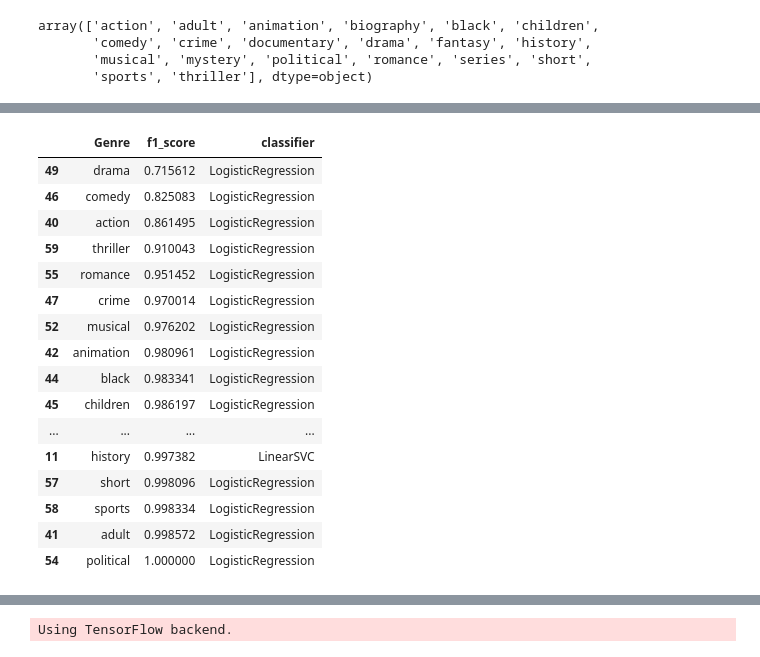
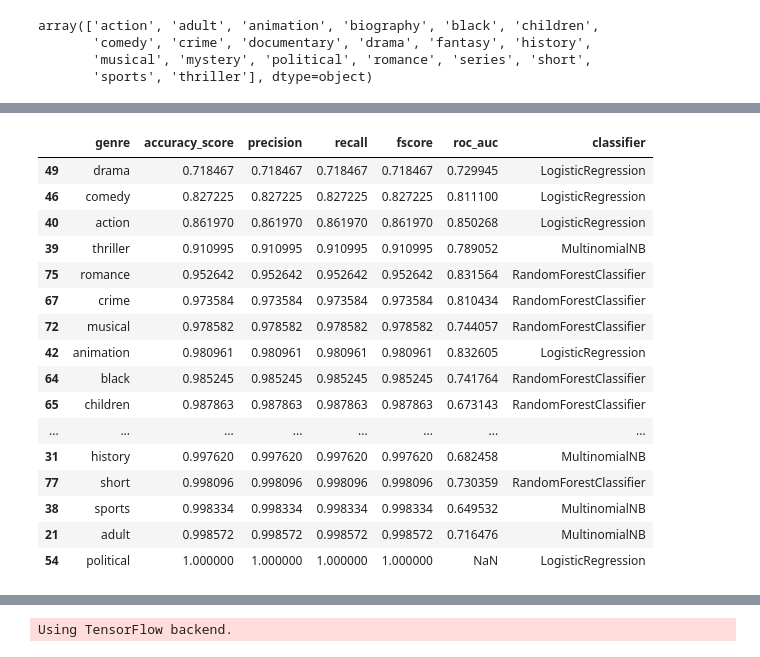
Before and after one commit to sreeragsreenath/info6105_project, a Jupyter notebook: notebooks/Movie Classification EDA.ipynb, the cells around one changed output, grey strips where cells are left out. Drawn from its saved outputs; the diff is of its cells as text; code cells hidden in the pictures.

```diff
--- a/notebooks/Movie Classification EDA.ipynb
+++ b/notebooks/Movie Classification EDA.ipynb
@@ -914,0 +1281,2 @@ result_dtc_df
+# %%
+clf_rfc, best_params, y_pred_rfc = grid_search_func(clf_rfc, parameters, xtrain_tfidf, ytrain)
@@ -914,0 +1294,6 @@ result_dtc_df
+# %%
+clf_rfc.fit(xtrain_tfidf, ytrain)
+pickle.dump(clf_lsvc, open('model/RandomForestClassifier_classifier.pkl', 'wb'))
+# %%
+result_rfc_df = metrics_df("RandomForestClassifier", clf_rfc , yval, y_pred_rfc, xval_tfidf)
+result_rfc_df
@@ -915,4 +1327,4 @@ result_dtc_df
 # %%
-comp = pd.concat([result_lsvc_df, result_mnb_df,result_lr_df, result_dtc_df], ignore_index=True)
-comp
+comp = pd.concat([result_lsvc_df, result_mnb_df,result_lr_df, result_rfc_df], ignore_index=True)
+comp.head()
 # %% [output]
@@ -937,23 +1337,23 @@ comp
 # %%
-comp.sort_values('f1_score').drop_duplicates(['Genre'],keep='last')
+comp.sort_values('accuracy_score').drop_duplicates(['genre'],keep='last')
 # %% [output]
-|  | Genre | f1_score | classifier |
-| 49 | drama | 0.715612 | LogisticRegression |
-| 46 | comedy | 0.825083 | LogisticRegression |
-| 40 | action | 0.861495 | LogisticRegression |
-| 59 | thriller | 0.910043 | LogisticRegression |
-| 55 | romance | 0.951452 | LogisticRegression |
-| 47 | crime | 0.970014 | LogisticRegression |
-| 52 | musical | 0.976202 | LogisticRegression |
-| 42 | animation | 0.980961 | LogisticRegression |
-| 44 | black | 0.983341 | LogisticRegression |
-| 45 | children | 0.986197 | LogisticRegression |
-| ... | ... | ... | ... |
-| 11 | history | 0.997382 | LinearSVC |
-| 57 | short | 0.998096 | LogisticRegression |
-| 58 | sports | 0.998334 | LogisticRegression |
-| 41 | adult | 0.998572 | LogisticRegression |
-| 54 | political | 1.000000 | LogisticRegression |
+|  | genre | accuracy_score | precision | recall | fscore | roc_auc | classifier |
+| 49 | drama | 0.718467 | 0.718467 | 0.718467 | 0.718467 | 0.729945 | LogisticRegression |
+| 46 | comedy | 0.827225 | 0.827225 | 0.827225 | 0.827225 | 0.811100 | LogisticRegression |
+| 40 | action | 0.861970 | 0.861970 | 0.861970 | 0.861970 | 0.850268 | LogisticRegression |
+| 39 | thriller | 0.910995 | 0.910995 | 0.910995 | 0.910995 | 0.789052 | MultinomialNB |
+| 75 | romance | 0.952642 | 0.952642 | 0.952642 | 0.952642 | 0.831564 | RandomForestClassifier |
+| 67 | crime | 0.973584 | 0.973584 | 0.973584 | 0.973584 | 0.810434 | RandomForestClassifier |
+| 72 | musical | 0.978582 | 0.978582 | 0.978582 | 0.978582 | 0.744057 | RandomForestClassifier |
+| 42 | animation | 0.980961 | 0.980961 | 0.980961 | 0.980961 | 0.832605 | LogisticRegression |
+| 64 | black | 0.985245 | 0.985245 | 0.985245 | 0.985245 | 0.741764 | RandomForestClassifier |
+| 65 | children | 0.987863 | 0.987863 | 0.987863 | 0.987863 | 0.673143 | RandomForestClassifier |
+| ... | ... | ... | ... | ... | ... | ... | ... |
+| 31 | history | 0.997620 | 0.997620 | 0.997620 | 0.997620 | 0.682458 | MultinomialNB |
+| 77 | short | 0.998096 | 0.998096 | 0.998096 | 0.998096 | 0.730359 | RandomForestClassifier |
+| 38 | sports | 0.998334 | 0.998334 | 0.998334 | 0.998334 | 0.649532 | MultinomialNB |
+| 21 | adult | 0.998572 | 0.998572 | 0.998572 | 0.998572 | 0.716476 | MultinomialNB |
+| 54 | political | 1.000000 | 1.000000 | 1.000000 | 1.000000 | NaN | LogisticRegression |
 # %%
 sns.set(rc={'figure.figsize':(18,10)})
 sns.set(style="whitegrid")
```
Also changed, not shown: parts of 203 cells of this notebook, 5 other files.
